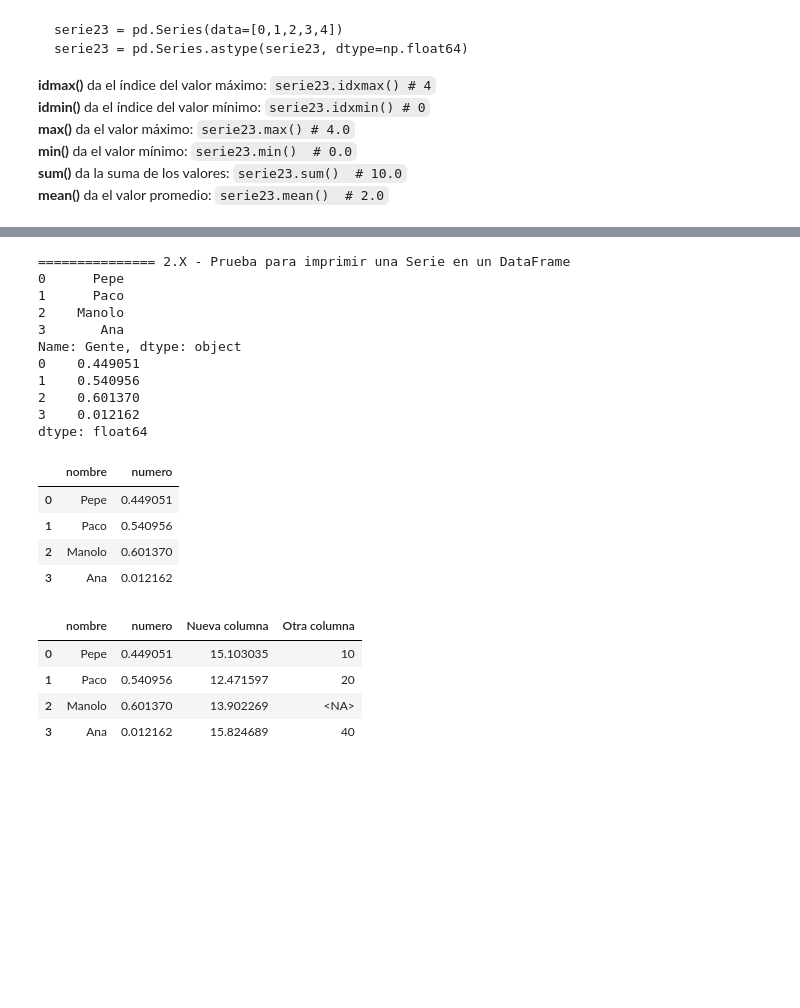
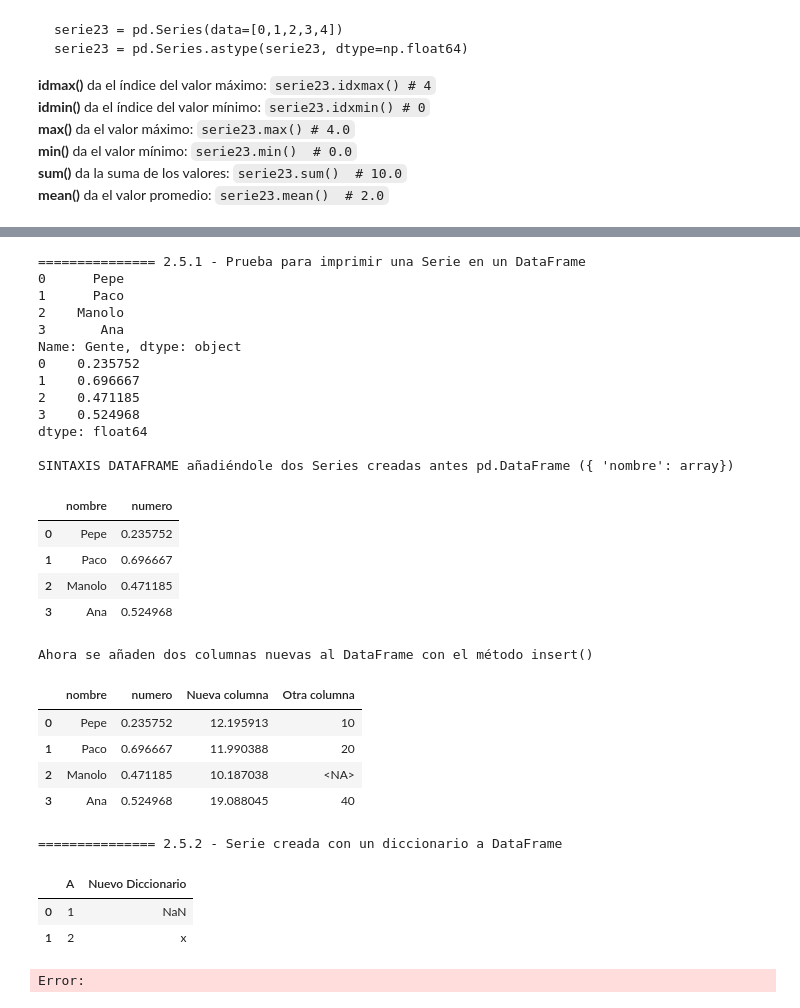
Before and after one commit to atmsDAWDAMAlicante/CEPython2526, a Jupyter notebook: Modulo_3_Analisis_de_datos/Cuadernos_Jupyter_Notebook/02_Pandas_Series.ipynb, the cells around one changed output, grey strips where cells are left out. Drawn from its saved outputs; the diff is of its cells as text; code cells hidden in the pictures; blank space fills up the shorter version.

Commit message:
Cuaderno Series casi completo

```diff
--- a/Modulo_3_Analisis_de_datos/Cuadernos_Jupyter_Notebook/02_Pandas_Series.ipynb
+++ b/Modulo_3_Analisis_de_datos/Cuadernos_Jupyter_Notebook/02_Pandas_Series.ipynb
@@ -424,36 +699,65 @@ df1_prueba = pd.DataFrame({"nombre": serie1_prueba, "numero": serie2_prueba})
 # %%
-# CÓDIGO DE LA SECCIÓN 2.X - Prueba para imprimir una Serie en un DataFrame
-print(f'\n{"="*15} 2.X - Prueba para imprimir una Serie en un DataFrame')
+# CÓDIGO DE LA SECCIÓN 2.5 Prueba para imprimir una Serie en un DataFrame
+print(f'2.5 Prueba para imprimir una Serie en un DataFrame')
+print(f'\n2.5.1 Prueba para imprimir una Serie en un DataFrame')
 serie1_prueba = pd.Series(np.array(["Pepe","Paco","Manolo","Ana"]), name="Gente")
-serie1_prueba
+serie2_prueba = pd.Series(np.random.rand(4))
 print(serie1_prueba) # Le pone índice y dtype: object
-serie2_prueba = pd.Series(np.random.rand(4))
 print(serie2_prueba)
-# SINTAXIS DATAFRAME pd.DataFrame ({ "nombre": array})
+
+# SINTAXIS DATAFRAME añadiéndole dos Series creadas antes pd.DataFrame ({ "nombre": array})
+print("\nSINTAXIS DATAFRAME añadiéndole dos Series creadas antes pd.DataFrame ({ 'nombre': array})")
 df1_prueba = pd.DataFrame({"nombre": serie1_prueba, "numero": serie2_prueba})
 display(df1_prueba)
+
+# Ahora se añaden dos columnas nuevas al DataFrame con el método insert()
+print("\nAhora se añaden dos columnas nuevas al DataFrame con el método insert()")
 df1_prueba.insert( 2, "Nueva columna", np.random.uniform(10,20,4)) # último numero es cuantos genera
 df1_prueba.insert( 3, "Otra columna", [10,20,pd.NA,40])
 display(df1_prueba)
+
+### 2.5.2 - Serie creada con un diccionario de Series a DataFrame
+
+print(f'\n2.5.2 Serie creada con un diccionario de Series a DataFrame')
+
+df_diccionario = pd.DataFrame({'A': [1, 2]}, index=[0, 1])
+
+
+diccionario = {1: 'x', 2: 'y'}
+serie = pd.Series(diccionario, name='Nuevo Diccionario')
+
+
+#Al final se añade la columna
+
+df_diccionario['Nuevo Diccionario'] = serie
+display(df_diccionario)
 # %% [output]
-=============== 2.X - Prueba para imprimir una Serie en un DataFrame
+=============== 2.5.1 - Prueba para imprimir una Serie en un DataFrame
 0      Pepe
 1      Paco
 2    Manolo
 3       Ana
 Name: Gente, dtype: object
-0    0.449051
-1    0.540956
-2    0.601370
-3    0.012162
+0    0.235752
+1    0.696667
+2    0.471185
+3    0.524968
 dtype: float64
+
+SINTAXIS DATAFRAME añadiéndole dos Series creadas antes pd.DataFrame ({ 'nombre': array})
 |  | nombre | numero |
-| 0 | Pepe | 0.449051 |
-| 1 | Paco | 0.540956 |
-| 2 | Manolo | 0.601370 |
-| 3 | Ana | 0.012162 |
+| 0 | Pepe | 0.235752 |
+| 1 | Paco | 0.696667 |
+| 2 | Manolo | 0.471185 |
+| 3 | Ana | 0.524968 |
+Ahora se añaden dos columnas nuevas al DataFrame con el método insert()
 |  | nombre | numero | Nueva columna | Otra columna |
-| 0 | Pepe | 0.449051 | 15.103035 | 10 |
-| 1 | Paco | 0.540956 | 12.471597 | 20 |
-| 2 | Manolo | 0.601370 | 13.902269 | <NA> |
-| 3 | Ana | 0.012162 | 15.824689 | 40 |
+| 0 | Pepe | 0.235752 | 12.195913 | 10 |
+| 1 | Paco | 0.696667 | 11.990388 | 20 |
+| 2 | Manolo | 0.471185 | 10.187038 | <NA> |
+| 3 | Ana | 0.524968 | 19.088045 | 40 |
+=============== 2.5.2 - Serie creada con un diccionario a DataFrame
+|  | A | Nuevo Diccionario |
+| 0 | 1 | NaN |
+| 1 | 2 | x |
+Error:
```
Also changed, not shown: parts of 9 cells of this notebook.
